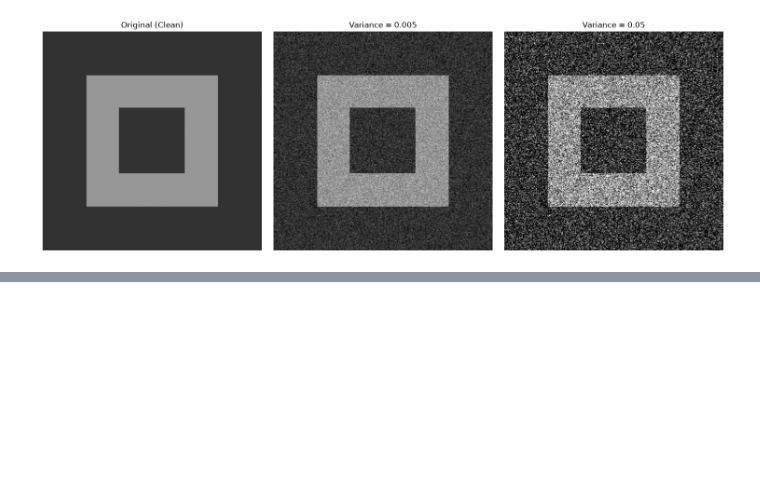
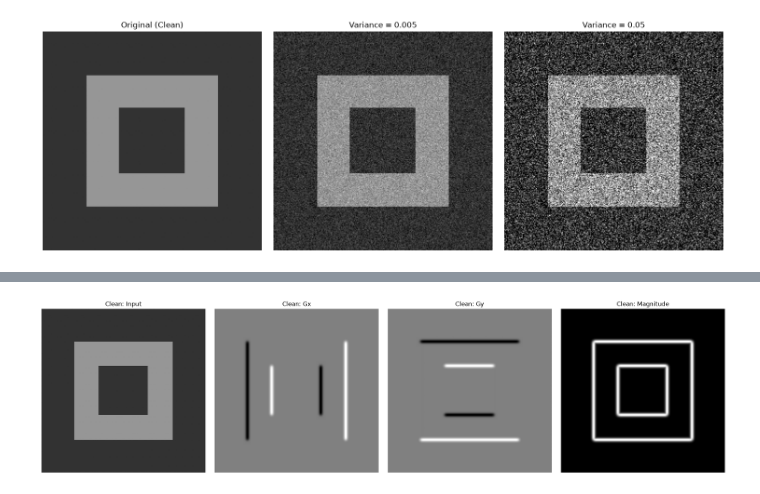
Before and after one commit to bdsh-14/unr-ee681-image-analysis, a Jupyter notebook: HW2/assignment2-Question-2.ipynb, the cells around one changed output, grey strips where cells are left out. Saved outputs shown, nothing was run; the diff lists cells and outputs as text; code cells hidden in the pictures; blank space fills up the shorter version.

```diff
--- a/HW2/assignment2-Question-2.ipynb
+++ b/HW2/assignment2-Question-2.ipynb
@@ -78,0 +277,28 @@ plt.show()
+# %%
+def show_edge_maps(img, sigma, title_prefix=""):
+    Gx, Gy, mag, direction = gradient(img, sigma)
+
+    fig, axes = plt.subplots(1, 4, figsize=(20, 5))
+
+    axes[0].imshow(img, cmap='gray', vmin=0, vmax=255)
+    axes[0].set_title(f'{title_prefix}Input')
+
+    axes[1].imshow(Gx, cmap='gray', vmin=-np.abs(Gx).max(), vmax=np.abs(Gx).max())
+    axes[1].set_title(f'{title_prefix}Gx')
+
+    axes[2].imshow(Gy, cmap='gray', vmin=-np.abs(Gy).max(), vmax=np.abs(Gy).max())
+    axes[2].set_title(f'{title_prefix}Gy')
+
+    # Magnitude — normalized so the largest edge = white
+    axes[3].imshow(mag / mag.max(), cmap='gray', vmin=0, vmax=1)
+    axes[3].set_title(f'{title_prefix}Magnitude')
+
+    for ax in axes:
+        ax.axis('off')
+    plt.tight_layout()
+    plt.show()
+
+# Apply with sigma = 2
+show_edge_maps(img_clean, 2.0, "Clean: ")
+# %% [output]
+[figure, added]
```
Also changed, not shown: parts of 10 cells of this notebook.
